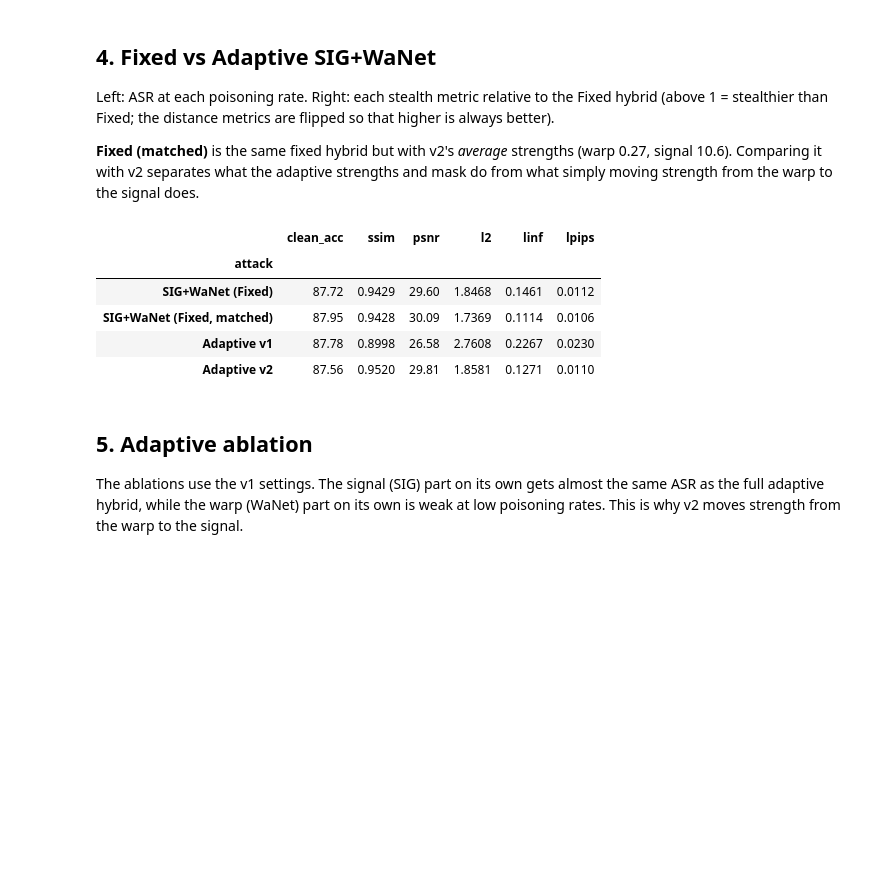
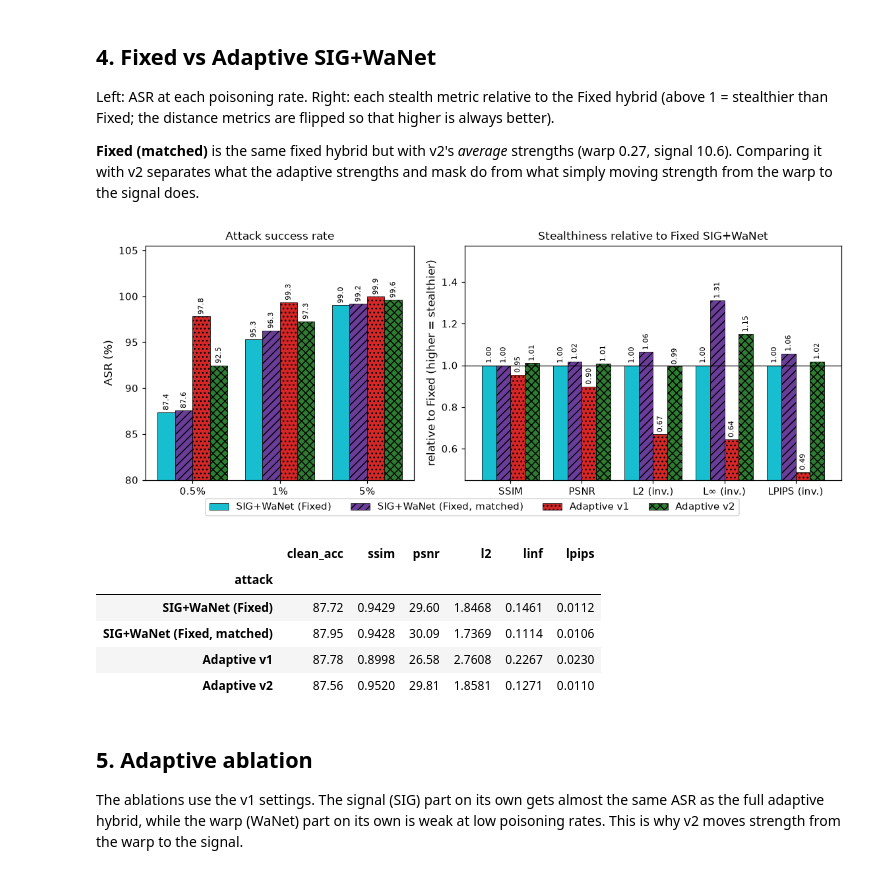
Before and after one commit to KiongLu/FYP_Neural_Network_Backdoor_Attacks, a Jupyter notebook: notebooks/result_visualization.ipynb, the cells around one changed output. Drawn from its saved outputs; the diff is of its cells as text; code cells hidden in the pictures; blank space fills up the shorter version.

```diff
--- a/notebooks/result_visualization.ipynb
+++ b/notebooks/result_visualization.ipynb
@@ -172,33 +189,36 @@ from the warp to the signal does.
 # %%
 names = ["SIG+WaNet (Fixed)", "SIG+WaNet (Fixed, matched)", "Adaptive v1", "Adaptive v2"]
 sub = df[df.attack.isin(names)]
 fig, axes = plt.subplots(1, 2, figsize=(10.5, 4.0), gridspec_kw={"width_ratios": [1, 1.4]})
 w = 0.2
 offset = lambda k: (k - (len(names) - 1) / 2) * w
 for k, n in enumerate(names):
     vals = sub[sub.attack == n].sort_values("poison_rate").asr.values
-    bars = axes[0].bar(np.arange(3) + offset(k), vals, w, color=COLORS[n], label=n)
+    bars = axes[0].bar(np.arange(3) + offset(k), vals, w, color=COLORS[n], label=n,
+                       hatch=HATCHES[n], edgecolor="k", lw=0.5)
     axes[0].bar_label(bars, fmt="%.1f", fontsize=7.5, rotation=90, padding=2)
 axes[0].set_xticks(range(3)); axes[0].set_xticklabels(RATE_LABELS); axes[0].set_ylim(max(0, 5 * (sub.asr.min() // 5) - 5), 105.5)
 axes[0].set_ylabel("ASR (%)"); axes[0].set_title("Attack success rate")
 
 metrics = [("ssim", "SSIM", False), ("psnr", "PSNR", False), ("l2", "L2", True), ("linf", "L∞", True), ("lpips", "LPIPS", True)]
 one = sub[sub.poison_rate == 0.01].set_index("attack")
 ref = one.loc["SIG+WaNet (Fixed)"]
 for k, n in enumerate(names):
     rel = [(ref[m] / one.loc[n, m]) if inv else (one.loc[n, m] / ref[m]) for m, _, inv in metrics]
-    bars = axes[1].bar(np.arange(len(metrics)) + offset(k), rel, w, color=COLORS[n], label=n)
+    bars = axes[1].bar(np.arange(len(metrics)) + offset(k), rel, w, color=COLORS[n], label=n,
+                       hatch=HATCHES[n], edgecolor="k", lw=0.5)
     axes[1].bar_label(bars, fmt="%.2f", fontsize=7.5, rotation=90, padding=2)
 axes[1].axhline(1, color="k", lw=0.8)
 axes[1].set_xticks(range(len(metrics))); axes[1].set_xticklabels([f"{l}" + (" (inv.)" if inv else "") for _, l, inv in metrics])
 axes[1].set_ylabel("relative to Fixed (higher = stealthier)")
 axes[1].set_ylim(0.45, 1.2 * max(p.get_height() for p in axes[1].patches))
 fig.legend(*axes[0].get_legend_handles_labels(), loc="lower center", ncol=len(names), fontsize=9.5, bbox_to_anchor=(0.5, -0.04))
 axes[1].set_title("Stealthiness relative to Fixed SIG+WaNet")
 plt.tight_layout(); plt.savefig(f"{FIG_DIR}/fixed_vs_adaptive.png", bbox_inches="tight"); plt.show()
 
 one[["clean_acc", "ssim", "psnr", "l2", "linf", "lpips"]].loc[names]
 # %% [output]
+[figure, added]
 |  | clean_acc | ssim | psnr | l2 | linf | lpips |
 | attack |  |  |  |  |  |  |
 | SIG+WaNet (Fixed) | 87.72 | 0.9429 | 29.60 | 1.8468 | 0.1461 | 0.0112 |
```
Also changed, not shown: parts of 20 cells of this notebook, 59 other files.
